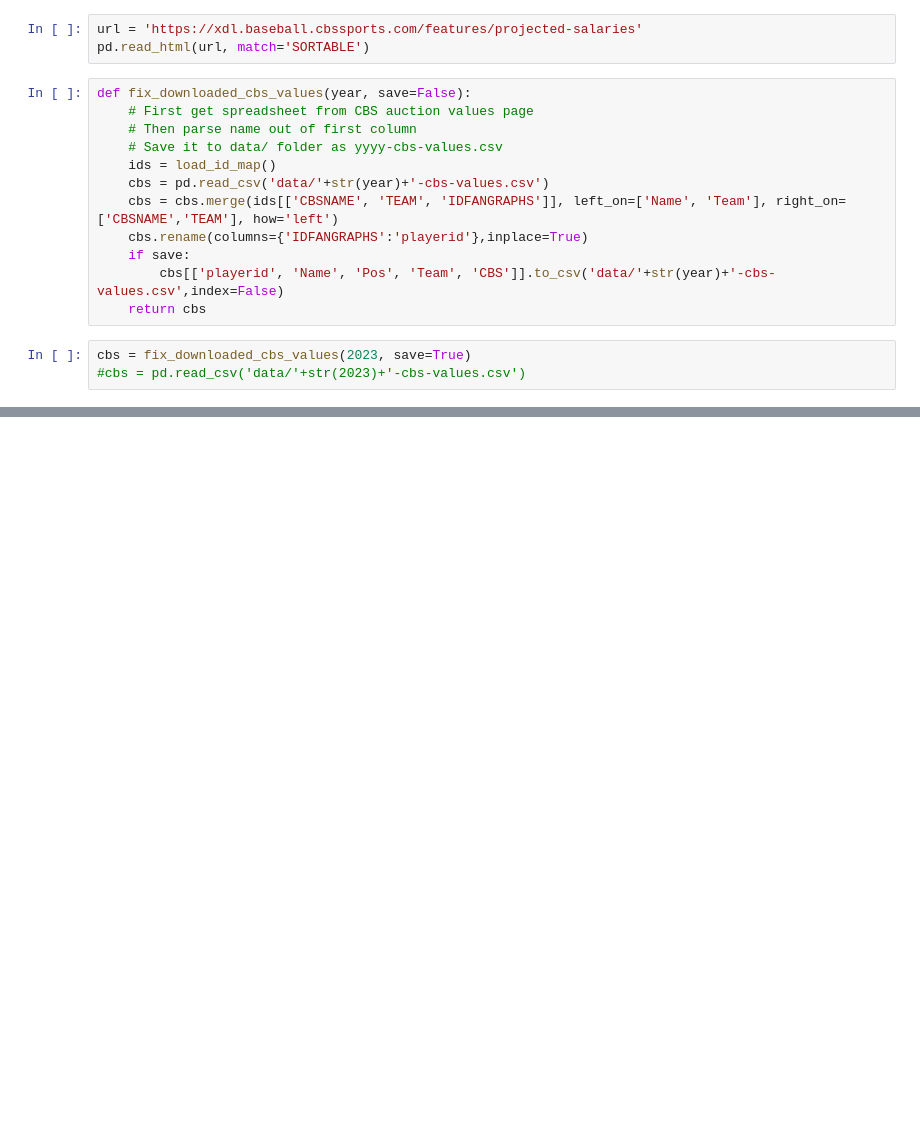
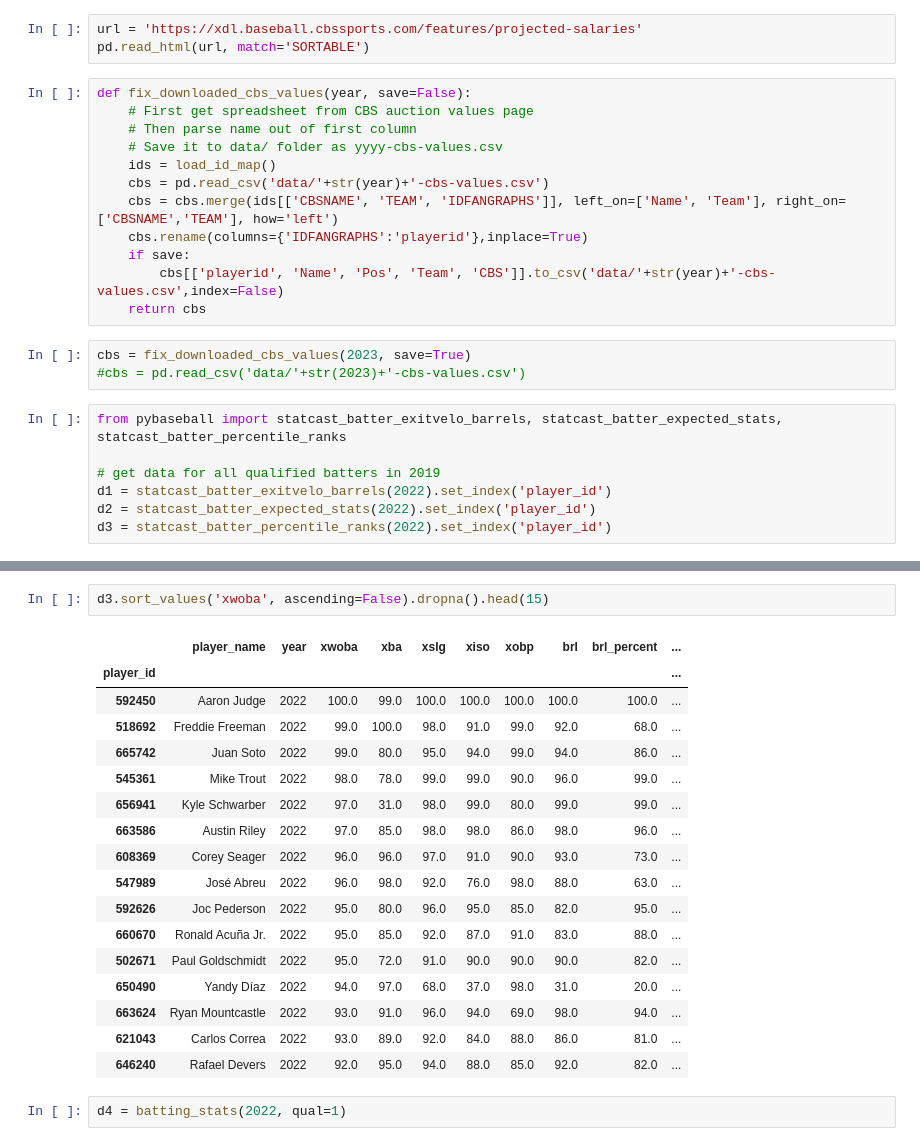
Before and after one commit to haueter19/baseball, a Jupyter notebook: Fantasy Work.ipynb, the cells around one changed output, grey strips where cells are left out. Cells and saved outputs as stored; diff of their text form; blank space fills up the shorter version.

```diff
--- a/Fantasy Work.ipynb
+++ b/Fantasy Work.ipynb
@@ -763,3 +714,10 @@ def fix_downloaded_cbs_values(year, save=False):
 # %%
 cbs = fix_downloaded_cbs_values(2023, save=True)
 #cbs = pd.read_csv('data/'+str(2023)+'-cbs-values.csv')
+# %%
+from pybaseball import statcast_batter_exitvelo_barrels, statcast_batter_expected_stats, statcast_batter_percentile_ranks
+
+# get data for all qualified batters in 2019
+d1 = statcast_batter_exitvelo_barrels(2022).set_index('player_id')
+d2 = statcast_batter_expected_stats(2022).set_index('player_id')
+d3 = statcast_batter_percentile_ranks(2022).set_index('player_id')
@@ -765,0 +801,22 @@ cbs = fix_downloaded_cbs_values(2023, save=True)
+# %%
+d3.sort_values('xwoba', ascending=False).dropna().head(15)
+# %% [output]
+|  | player_name | year | xwoba | xba | xslg | xiso | xobp | brl | brl_percent | ... |
+| player_id |  |  |  |  |  |  |  |  |  | ... |
+| 592450 | Aaron Judge | 2022 | 100.0 | 99.0 | 100.0 | 100.0 | 100.0 | 100.0 | 100.0 | ... |
+| 518692 | Freddie Freeman | 2022 | 99.0 | 100.0 | 98.0 | 91.0 | 99.0 | 92.0 | 68.0 | ... |
+| 665742 | Juan Soto | 2022 | 99.0 | 80.0 | 95.0 | 94.0 | 99.0 | 94.0 | 86.0 | ... |
+| 545361 | Mike Trout | 2022 | 98.0 | 78.0 | 99.0 | 99.0 | 90.0 | 96.0 | 99.0 | ... |
+| 656941 | Kyle Schwarber | 2022 | 97.0 | 31.0 | 98.0 | 99.0 | 80.0 | 99.0 | 99.0 | ... |
+| 663586 | Austin Riley | 2022 | 97.0 | 85.0 | 98.0 | 98.0 | 86.0 | 98.0 | 96.0 | ... |
+| 608369 | Corey Seager | 2022 | 96.0 | 96.0 | 97.0 | 91.0 | 90.0 | 93.0 | 73.0 | ... |
+| 547989 | José Abreu | 2022 | 96.0 | 98.0 | 92.0 | 76.0 | 98.0 | 88.0 | 63.0 | ... |
+| 592626 | Joc Pederson | 2022 | 95.0 | 80.0 | 96.0 | 95.0 | 85.0 | 82.0 | 95.0 | ... |
+| 660670 | Ronald Acuña Jr. | 2022 | 95.0 | 85.0 | 92.0 | 87.0 | 91.0 | 83.0 | 88.0 | ... |
+| 502671 | Paul Goldschmidt | 2022 | 95.0 | 72.0 | 91.0 | 90.0 | 90.0 | 90.0 | 82.0 | ... |
+| 650490 | Yandy Díaz | 2022 | 94.0 | 97.0 | 68.0 | 37.0 | 98.0 | 31.0 | 20.0 | ... |
+| 663624 | Ryan Mountcastle | 2022 | 93.0 | 91.0 | 96.0 | 94.0 | 69.0 | 98.0 | 94.0 | ... |
+| 621043 | Carlos Correa | 2022 | 93.0 | 89.0 | 92.0 | 84.0 | 88.0 | 86.0 | 81.0 | ... |
+| 646240 | Rafael Devers | 2022 | 92.0 | 95.0 | 94.0 | 88.0 | 85.0 | 92.0 | 82.0 | ... |
+# %%
+d4 = batting_stats(2022, qual=1)
```
Also changed, not shown: parts of 23 cells of this notebook.
